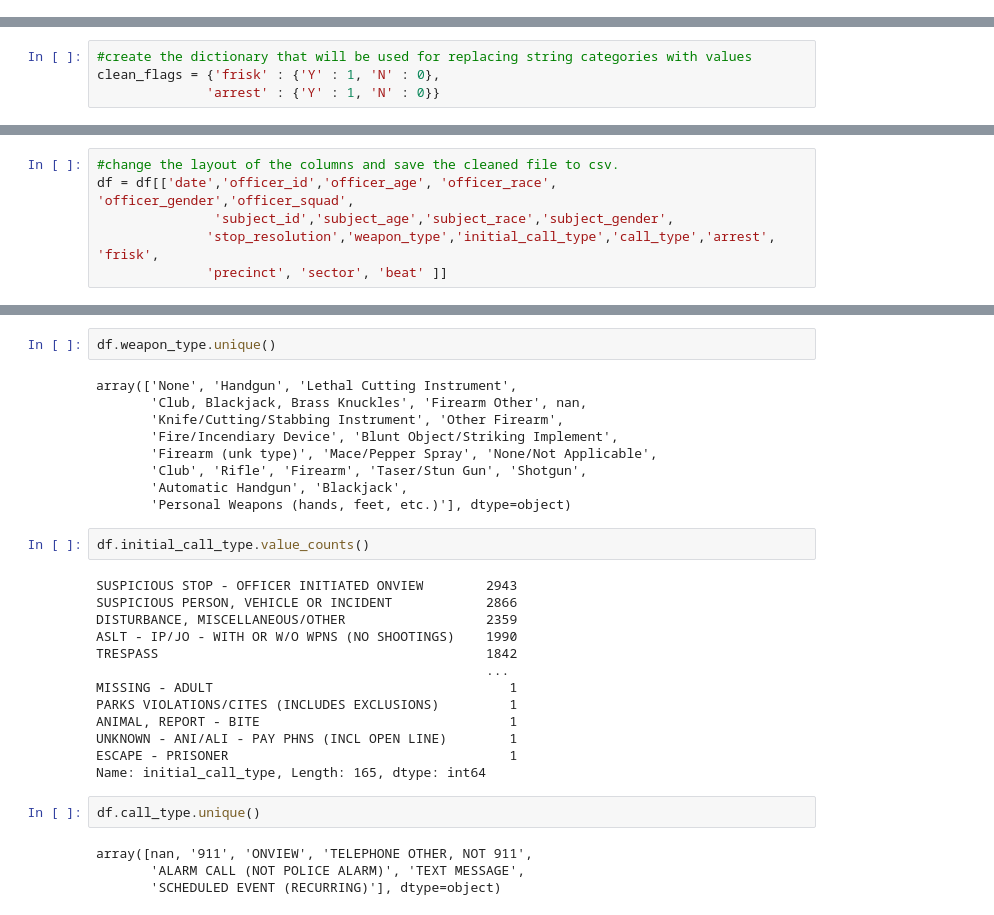
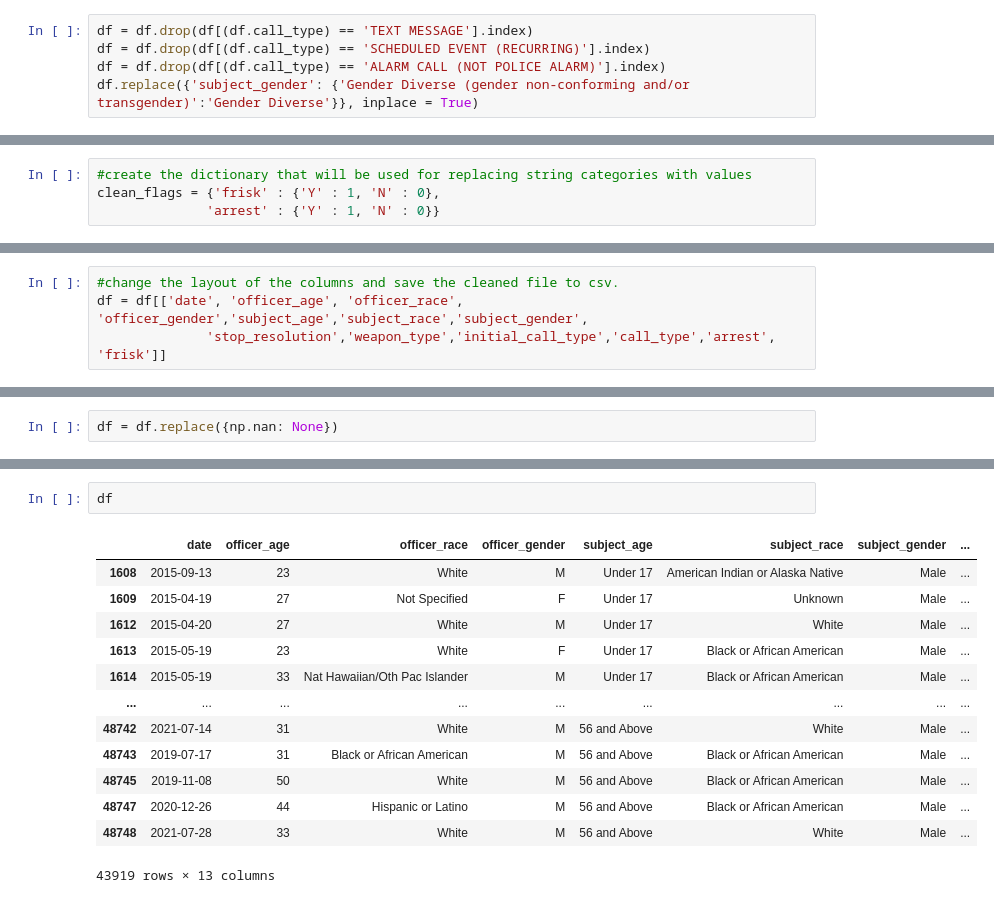
Before and after one commit to letruong711/Terry_Stop_Frisk, a Jupyter notebook: Terry_Ohio_Cleaning Reuploaded.ipynb, the cells around one changed output, grey strips where cells are left out. Saved outputs shown, nothing was run; the diff lists cells and outputs as text.

```diff
--- a/Terry_Ohio_Cleaning Reuploaded.ipynb
+++ b/Terry_Ohio_Cleaning Reuploaded.ipynb
@@ -304,3 +298,8 @@ ALARM CALL (NOT POLICE ALARM)      341
 TEXT MESSAGE                        10
 SCHEDULED EVENT (RECURRING)          1
 Name: call_type, dtype: int64
+# %%
+df = df.drop(df[(df.call_type) == 'TEXT MESSAGE'].index)
+df = df.drop(df[(df.call_type) == 'SCHEDULED EVENT (RECURRING)'].index)
+df = df.drop(df[(df.call_type) == 'ALARM CALL (NOT POLICE ALARM)'].index)
+df.replace({'subject_gender': {'Gender Diverse (gender non-conforming and/or transgender)':'Gender Diverse'}}, inplace = True)
@@ -353,6 +387,4 @@ df.shape
 # %%
 #change the layout of the columns and save the cleaned file to csv.
-df = df[['date','officer_id','officer_age', 'officer_race', 'officer_gender','officer_squad',
-               'subject_id','subject_age','subject_race','subject_gender',
-              'stop_resolution','weapon_type','initial_call_type','call_type','arrest', 'frisk',
-              'precinct', 'sector', 'beat' ]]
+df = df[['date', 'officer_age', 'officer_race', 'officer_gender','subject_age','subject_race','subject_gender',
+              'stop_resolution','weapon_type','initial_call_type','call_type','arrest', 'frisk']]
@@ -403 +430,3 @@ beat                  9523
 dtype: int64
+# %%
+df = df.replace({np.nan: None})
@@ -404,32 +452,16 @@ dtype: int64
 # %%
-df.weapon_type.unique()
+df
 # %% [output]
+|  | date | officer_age | officer_race | officer_gender | subject_age | subject_race | subject_gender | ... |
+| 1608 | 2015-09-13 | 23 | White | M | Under 17 | American Indian or Alaska Native | Male | ... |
+| 1609 | 2015-04-19 | 27 | Not Specified | F | Under 17 | Unknown | Male | ... |
+| 1612 | 2015-04-20 | 27 | White | M | Under 17 | White | Male | ... |
+| 1613 | 2015-05-19 | 23 | White | F | Under 17 | Black or African American | Male | ... |
+| 1614 | 2015-05-19 | 33 | Nat Hawaiian/Oth Pac Islander | M | Under 17 | Black or African American | Male | ... |
+| ... | ... | ... | ... | ... | ... | ... | ... | ... |
+| 48742 | 2021-07-14 | 31 | White | M | 56 and Above | White | Male | ... |
+| 48743 | 2019-07-17 | 31 | Black or African American | M | 56 and Above | Black or African American | Male | ... |
+| 48745 | 2019-11-08 | 50 | White | M | 56 and Above | Black or African American | Male | ... |
+| 48747 | 2020-12-26 | 44 | Hispanic or Latino | M | 56 and Above | Black or African American | Male | ... |
+| 48748 | 2021-07-28 | 33 | White | M | 56 and Above | White | Male | ... |
-array(['None', 'Handgun', 'Lethal Cutting Instrument',
-       'Club, Blackjack, Brass Knuckles', 'Firearm Other', nan,
-       'Knife/Cutting/Stabbing Instrument', 'Other Firearm',
-       'Fire/Incendiary Device', 'Blunt Object/Striking Implement',
-       'Firearm (unk type)', 'Mace/Pepper Spray', 'None/Not Applicable',
-       'Club', 'Rifle', 'Firearm', 'Taser/Stun Gun', 'Shotgun',
-       'Automatic Handgun', 'Blackjack',
-       'Personal Weapons (hands, feet, etc.)'], dtype=object)
+43919 rows × 13 columns
-# %%
-df.initial_call_type.value_counts()
-# %% [output]
-SUSPICIOUS STOP - OFFICER INITIATED ONVIEW        2943
-SUSPICIOUS PERSON, VEHICLE OR INCIDENT            2866
-DISTURBANCE, MISCELLANEOUS/OTHER                  2359
-ASLT - IP/JO - WITH OR W/O WPNS (NO SHOOTINGS)    1990
-TRESPASS                                          1842
-                                                  ...
-MISSING - ADULT                                      1
-PARKS VIOLATIONS/CITES (INCLUDES EXCLUSIONS)         1
-ANIMAL, REPORT - BITE                                1
-UNKNOWN - ANI/ALI - PAY PHNS (INCL OPEN LINE)        1
-ESCAPE - PRISONER                                    1
-Name: initial_call_type, Length: 165, dtype: int64
-# %%
-df.call_type.unique()
-# %% [output]
-array([nan, '911', 'ONVIEW', 'TELEPHONE OTHER, NOT 911',
-       'ALARM CALL (NOT POLICE ALARM)', 'TEXT MESSAGE',
-       'SCHEDULED EVENT (RECURRING)'], dtype=object)
```
Also changed, not shown: parts of 32 cells of this notebook, 1 other file.
